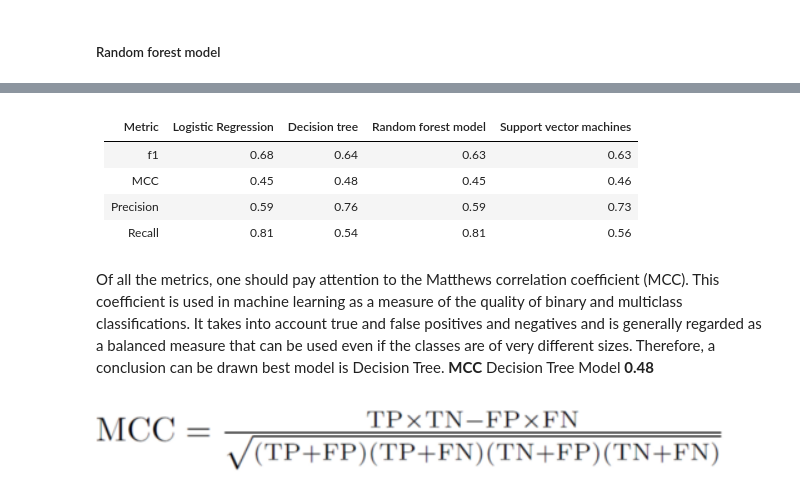
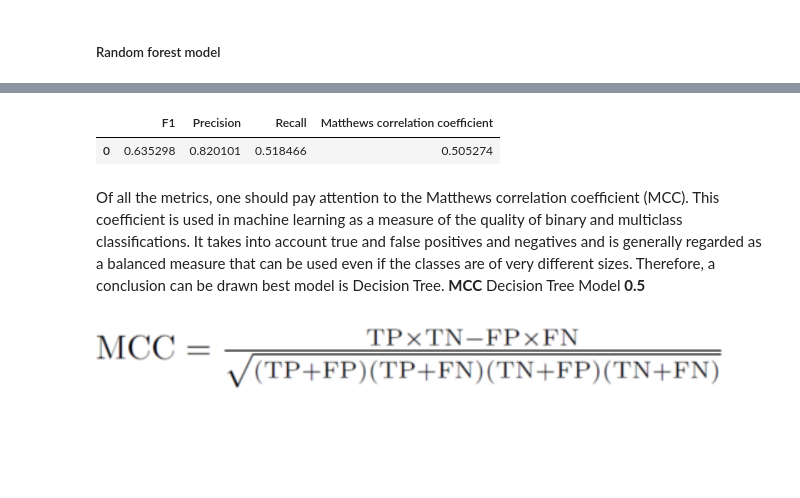
Before and after one commit to Vadim097/Projects, a Jupyter notebook: Hotel Sales Forecasting System/Hotel customer churn.ipynb, the cells around one changed output, grey strips where cells are left out. Drawn from its saved outputs; the diff is of its cells as text; code cells hidden in the pictures; blank space fills up the shorter version.

```diff
--- a/Hotel Sales Forecasting System/Hotel customer churn.ipynb
+++ b/Hotel Sales Forecasting System/Hotel customer churn.ipynb
@@ -839,12 +768,0 @@ print('Matthews correlation coefficient:', MCC)
-# %%
-%%time
-model_cvm = svm.SVC(probability=True).fit(train_features, train_target)
-pred_test_target_cvm = model_cvm.predict(test_features)
-f1 = f1_score(test_target, pred_test_target_cvm)
-precision = precision_score(test_target, pred_test_target_cvm)
-recall = recall_score(test_target, pred_test_target_cvm)
-MCC = matthews_corrcoef(test_target, pred_test_target_cvm)
-print('F1:', f1)
-print('Precision:', precision)
-print('Recall:', recall)
-print('Matthews correlation coefficient:', MCC)
@@ -857,12 +769,14 @@ print('Matthews correlation coefficient:', MCC)
-# %% [markdown]
-Metric|Logistic Regression|Decision tree|Random forest model|Support vector machines
---|:--:|:--:|:--:|:--:
-f1|0.68|0.64|0.63|0.63
-MCC|0.45|0.48|0.45|0.46
-Precision|0.59|0.76|0.59|0.73
-Recall|0.81|0.54|0.81|0.56
+# %%
+pd.DataFrame({'F1': f1,
+      'Precision': precision,
+      'Recall': recall,
+      'Matthews correlation coefficient': MCC},
+            index=[0])
+# %% [output]
+|  | F1 | Precision | Recall | Matthews correlation coefficient |
+| 0 | 0.635298 | 0.820101 | 0.518466 | 0.505274 |
 # %% [markdown]
-Of all the metrics, one should pay attention to the Matthews correlation coefficient (MCC). This coefficient is used in machine learning as a measure of the quality of binary and multiclass classifications. It takes into account true and false positives and negatives and is generally regarded as a balanced measure that can be used even if the classes are of very different sizes. Therefore, a conclusion can be drawn best model is Decision Tree. **MCC** Decision Tree Model **0.48**
+Of all the metrics, one should pay attention to the Matthews correlation coefficient (MCC). This coefficient is used in machine learning as a measure of the quality of binary and multiclass classifications. It takes into account true and false positives and negatives and is generally regarded as a balanced measure that can be used even if the classes are of very different sizes. Therefore, a conclusion can be drawn best model is Decision Tree. **MCC** Decision Tree Model **0.5**
 # %% [markdown]
 ![image.png](attachment:image.png)
 # %% [markdown]
```
Also changed, not shown: parts of 37 cells of this notebook.
